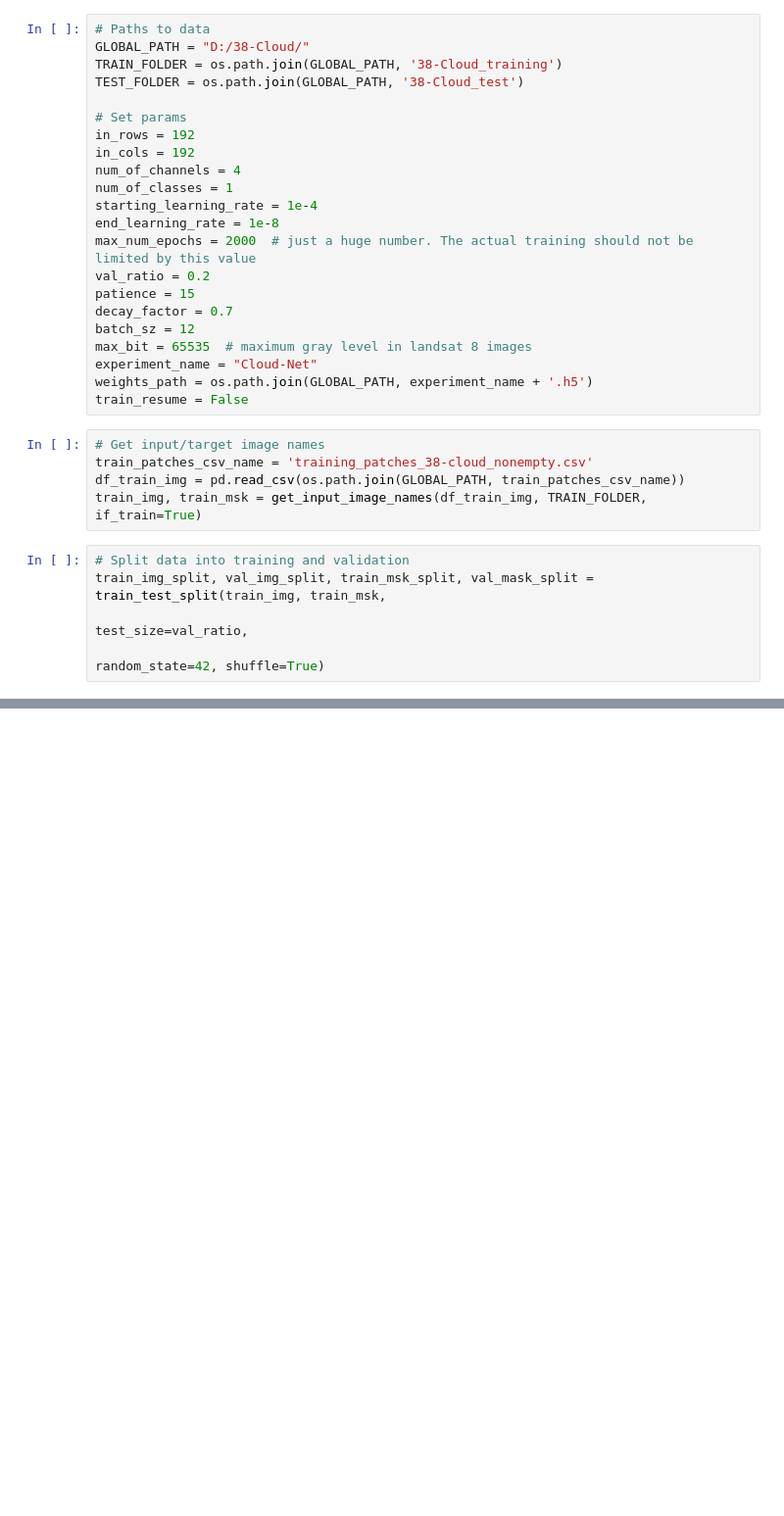
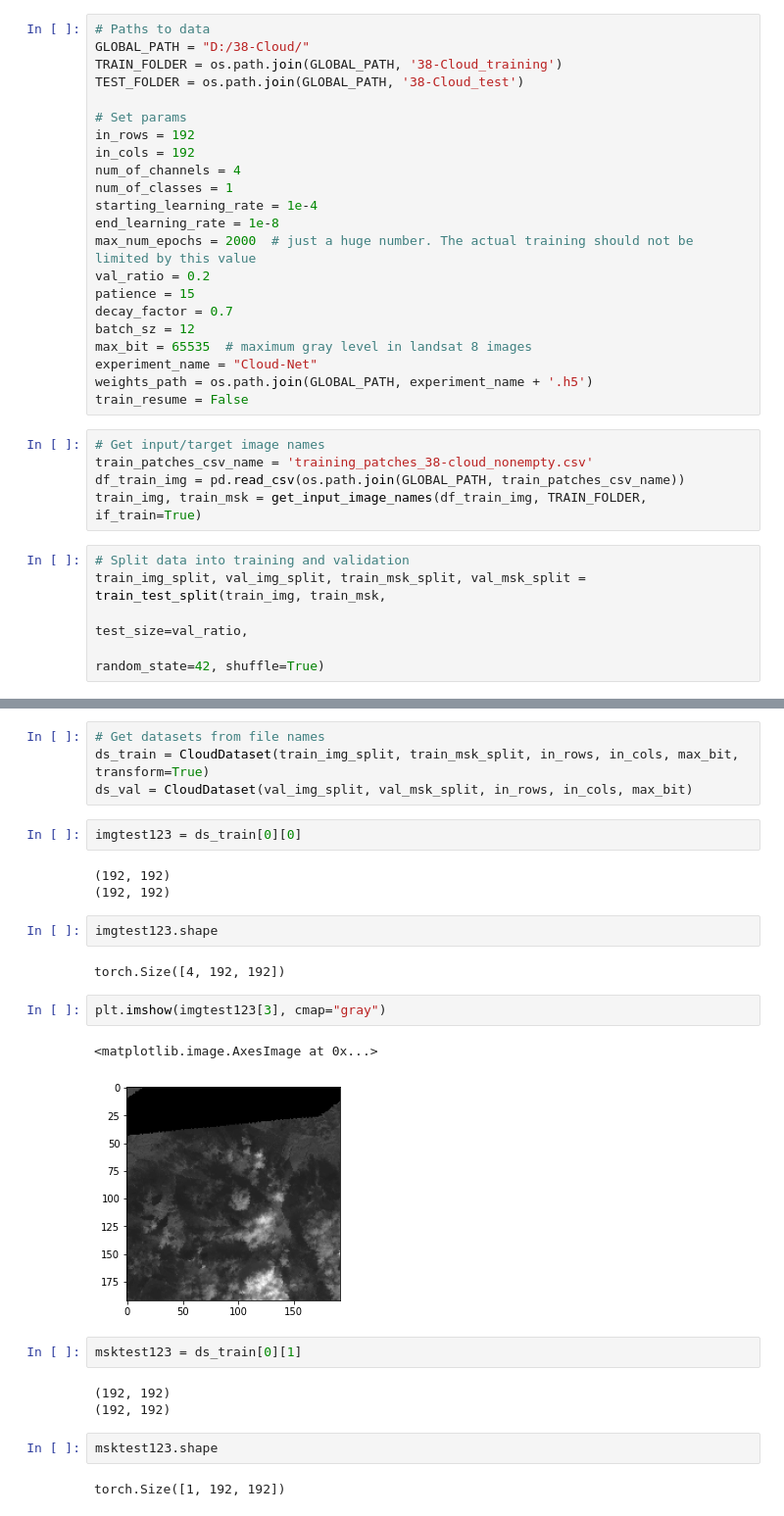
Before and after one commit to hajialigol/cs_6804_project, a Jupyter notebook: CloudNet_TrainTest.ipynb, the cells around one changed output, grey strips where cells are left out. Shown: that part at 98% size. Cells and saved outputs as stored; diff of their text form; blank space fills up the shorter version.

Commit message:
Toying with the rotation transformation

```diff
--- a/CloudNet_TrainTest.ipynb
+++ b/CloudNet_TrainTest.ipynb
@@ -43,7 +44,7 @@ df_train_img = pd.read_csv(os.path.join(GLOBAL_PATH, train_patches_csv_name))
 train_img, train_msk = get_input_image_names(df_train_img, TRAIN_FOLDER, if_train=True)
 # %%
 # Split data into training and validation
-train_img_split, val_img_split, train_msk_split, val_mask_split = train_test_split(train_img, train_msk,
+train_img_split, val_img_split, train_msk_split, val_msk_split = train_test_split(train_img, train_msk,
                                                                                    test_size=val_ratio,
                                                                                    random_state=42, shuffle=True)
 # %%
@@ -103 +107,28 @@ class CloudDataset(Dataset):
         return images, target
+# %%
+# Get datasets from file names
+ds_train = CloudDataset(train_img_split, train_msk_split, in_rows, in_cols, max_bit, transform=True)
+ds_val = CloudDataset(val_img_split, val_msk_split, in_rows, in_cols, max_bit)
+# %%
+imgtest123 = ds_train[0][0]
+# %% [output]
+(192, 192)
+(192, 192)
+# %%
+imgtest123.shape
+# %% [output]
+torch.Size([4, 192, 192])
+# %%
+plt.imshow(imgtest123[3], cmap="gray")
+# %% [output]
+<matplotlib.image.AxesImage at 0x...>
+[figure, added]
+# %%
+msktest123 = ds_train[0][1]
+# %% [output]
+(192, 192)
+(192, 192)
+# %%
+msktest123.shape
+# %% [output]
+torch.Size([1, 192, 192])
```
Also changed, not shown: parts of 5 cells of this notebook, 1 other file.
